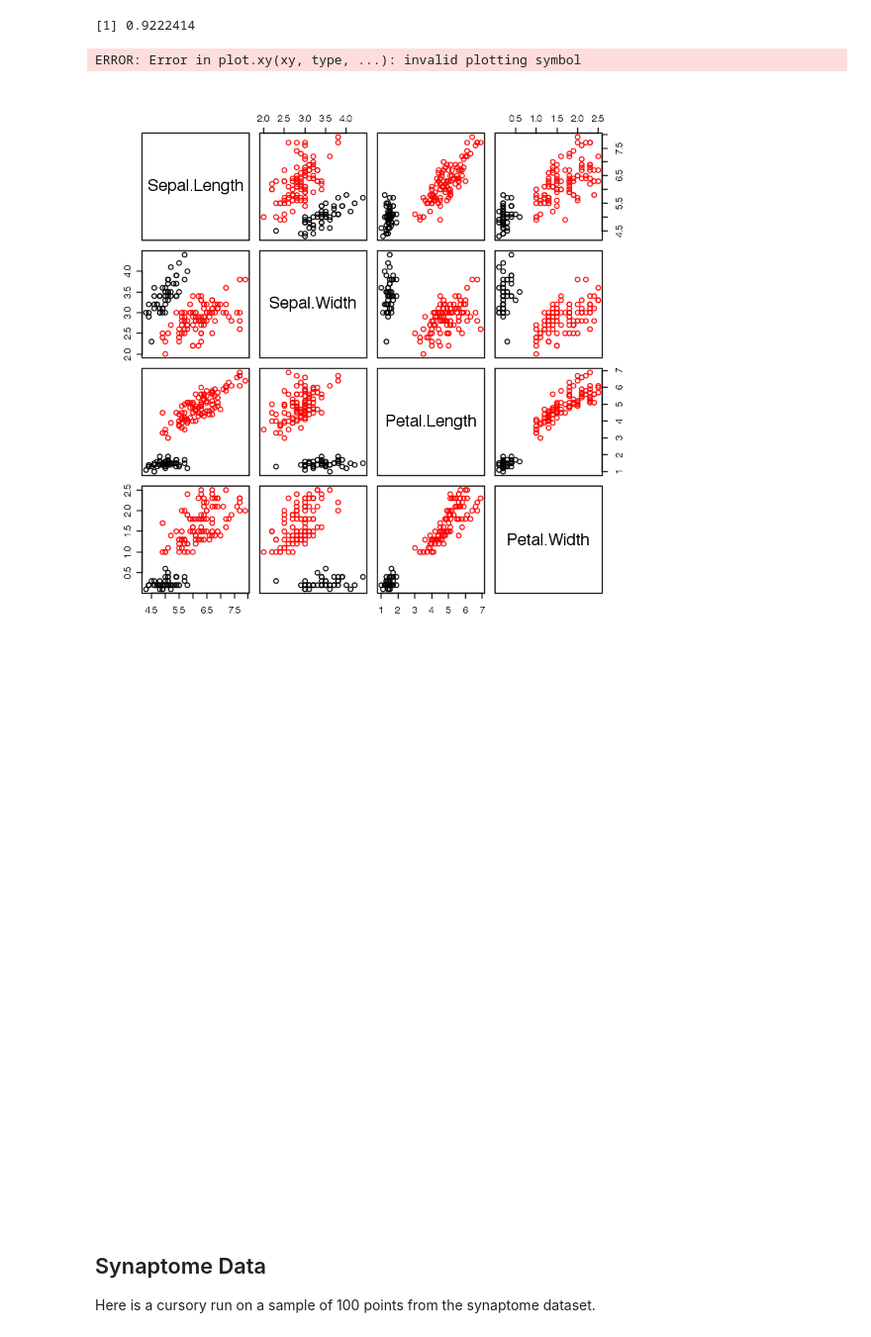
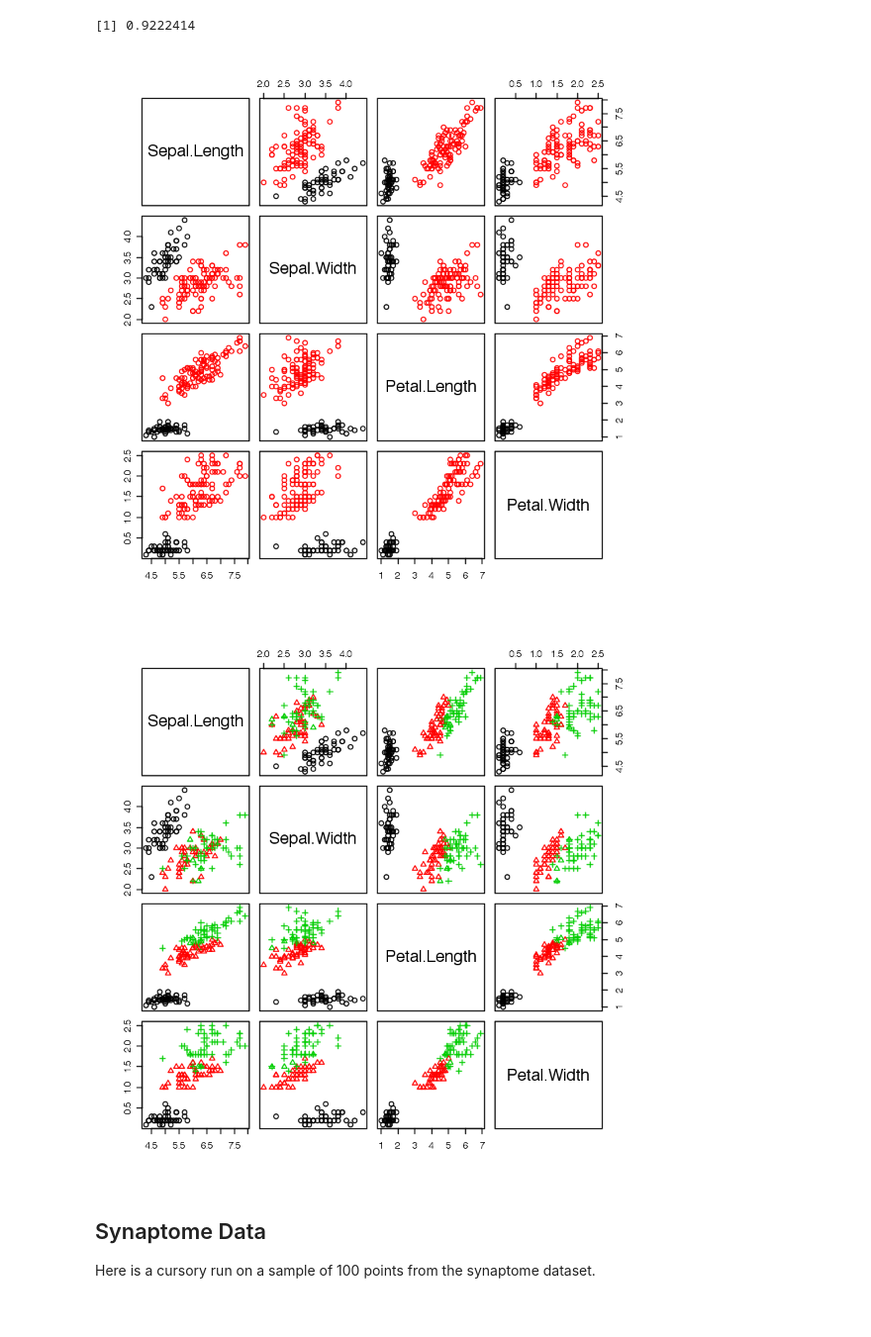
Before and after one commit to neurodata-dev/meda, a Jupyter notebook: examples/Hierarchical MCLUST.ipynb, the cells around one changed output. Shown at 99% size. Saved outputs shown, nothing was run; the diff lists cells and outputs as text; code cells hidden in the pictures.

```diff
--- a/examples/Hierarchical MCLUST.ipynb
+++ b/examples/Hierarchical MCLUST.ipynb
@@ -51,11 +51,10 @@ adjustedRandIndex(iris[, 5], labs[, dim(labs)[2]])
 [1] 0.9222414
 # %%
 pairs(iris[,-5], col = labs[, dim(labs)[2]-1])
-pairs(iris[,-5], col = labs[, dim(labs)[2]], pch = A.Nfactor(iris[, 5]))
+pairs(iris[,-5], col = labs[, dim(labs)[2]], pch = as.numeric(factor(iris[, 5])))
 # %% [output]
-ERROR: Error in plot.xy(xy, type, ...): invalid plotting symbol
 [figure]
-[figure, old version]
+[figure, new version]
 # %% [markdown]
 ## Synaptome Data
 Here is a cursory run on a sample of 100 points from the synaptome dataset.
```
